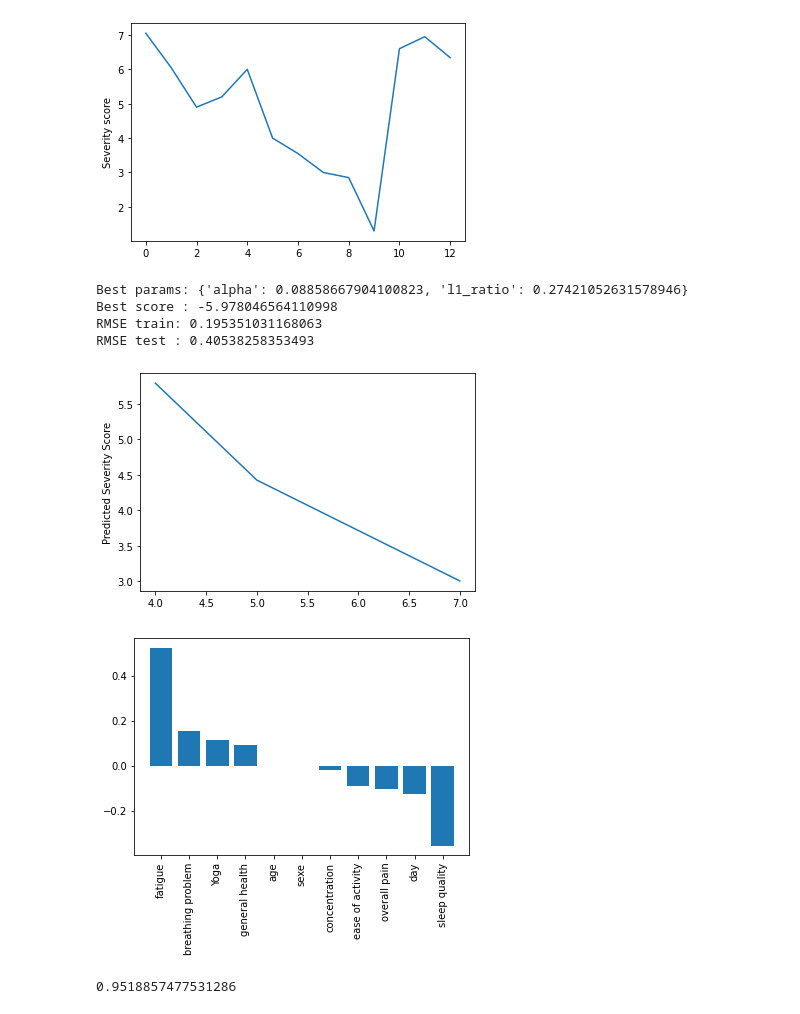
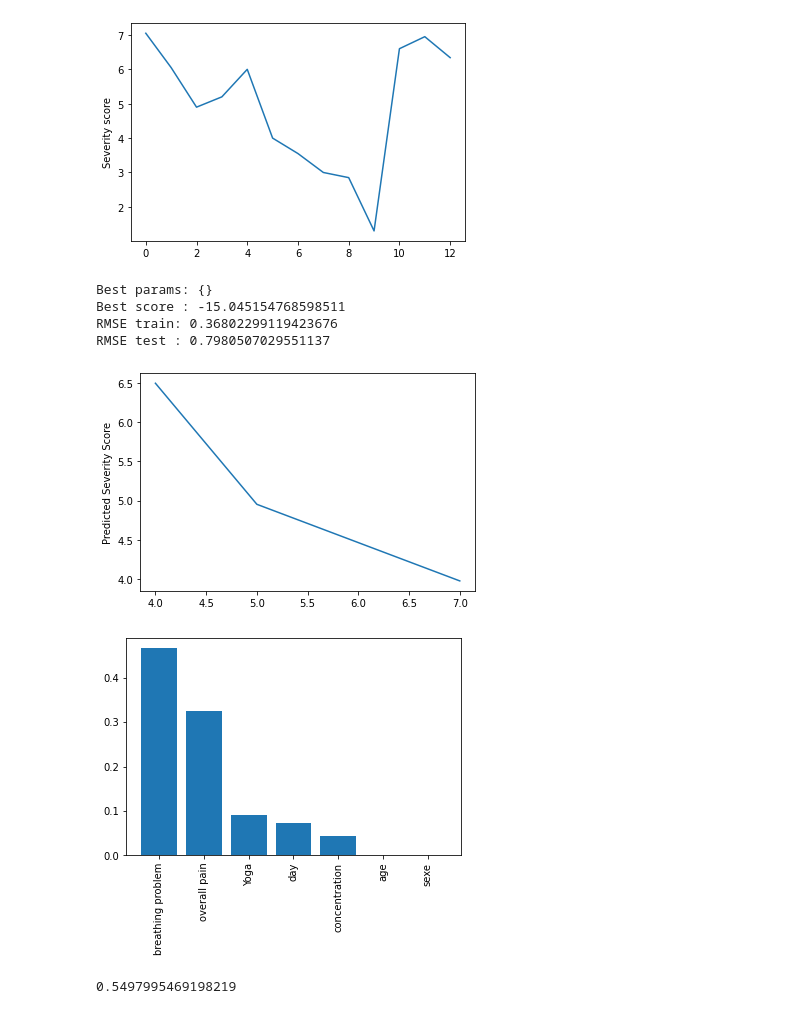
Before and after one commit to jules20022000/Notebook-Atreon, a Jupyter notebook: User predictions and features .ipynb, the cells around one changed output. Cells and saved outputs as stored; diff of their text form; code cells hidden in the pictures.

```diff
--- a/User predictions and features .ipynb
+++ b/User predictions and features .ipynb
@@ -13,6 +13,6 @@ import warnings
 warnings.filterwarnings('ignore')
 
 data = pd.read_csv("User_test.csv", sep=";")
-data.isnull().sum()
+data = data.drop(["general health", "ease of activity", "fatigue", "sleep quality"], axis=1)
 data
 # %% [output]
@@ -52,15 +61,15 @@ scaler.fit(X_train)
 X_train_std = scaler.transform(X_train)
 X_test_std  = scaler.transform(X_test)
 # %%
-grid_param = [{'alpha': np.logspace(-2, 4, 20), 'l1_ratio': np.linspace(0.015, 1, 20)}]
-#grid_param = [{}]
+#grid_param = [{'alpha': np.logspace(-2, 4, 20), 'l1_ratio': np.linspace(0.015, 1, 20)}]
+grid_param = [{}]
 
 # Confirmed that setting scoring='neg_mean_squared_error' is the same result as using the default "R2" score.
 
-gs = GridSearchCV(estimator=linear_model.ElasticNet(random_state=rs_const), param_grid=grid_param, cv=5)
-#gs = GridSearchCV(estimator=RandomForestRegressor(n_estimators=200, max_depth=3,
-#                                                  max_features=4, random_state=rs_const, n_jobs=-1),
-#                  param_grid=grid_param, n_jobs=-1, cv=5)
+#gs = GridSearchCV(estimator=linear_model.ElasticNet(random_state=rs_const), param_grid=grid_param, cv=5)
+gs = GridSearchCV(estimator=RandomForestRegressor(n_estimators=200, max_depth=3,
+                                                  max_features=4, random_state=rs_const, n_jobs=-1),
+                  param_grid=grid_param, n_jobs=-1, cv=5)
 
 gs.fit(X_train_std, y_train)
 
@@ -72,7 +81,7 @@ model = gs.best_estimator_
 print("RMSE train: {}".format(rmse(y_train, model.predict(X_train_std))))
 print("RMSE test : {}".format(rmse(y_test,  model.predict(X_test_std))))
 # %% [output]
-Best params: {'alpha': 0.08858667904100823, 'l1_ratio': 0.27421052631578946}
-Best score : -5.978046564110998
-RMSE train: 0.195351031168063
-RMSE test : 0.40538258353493
+Best params: {}
+Best score : -15.045154768598511
+RMSE train: 0.36802299119423676
+RMSE test : 0.7980507029551137
@@ -88,6 +88,6 @@ X_train, X_test, y_train, y_test = train_test_split(train_data, train_target,\
 # %%
-#model = RandomForestRegressor(n_estimators=200, max_depth=3, max_features=4, random_state=rs_const, n_jobs=-1)
-model = linear_model.ElasticNet(alpha=0.01, l1_ratio=0.015, random_state=rs_const, )
+model = RandomForestRegressor(n_estimators=200, max_depth=3, max_features=4, random_state=rs_const, n_jobs=-1)
+#model = linear_model.ElasticNet(alpha=0.0206913808111479, l1_ratio=1.0, random_state=rs_const, )
 
 model.fit(X_train, y_train)
 
@@ -99,18 +99,18 @@ y_pred_series.plot()
 plt.ylabel("Predicted Severity Score")
 plt.show()
 # %% [output]
-[figure, old version]
+[figure, new version]
 # %%
-importances = model.coef_
+importances = model.feature_importances_
 sorted_index = np.argsort(importances)[::-1]
 x_values = range(len(importances))
 labels = np.array(X_train.columns)[sorted_index]
 plt.bar(x_values, importances[sorted_index], tick_label=labels)
 plt.xticks(rotation=90)
 plt.show()
 # %% [output]
-[figure, old version]
+[figure, new version]
 # %%
 print(model.score(X_test, y_test))
 # %% [output]
-0.9518857477531286
+0.5497995469198219
```
Also changed, not shown: parts of 3 cells of this notebook, 1 other file.
